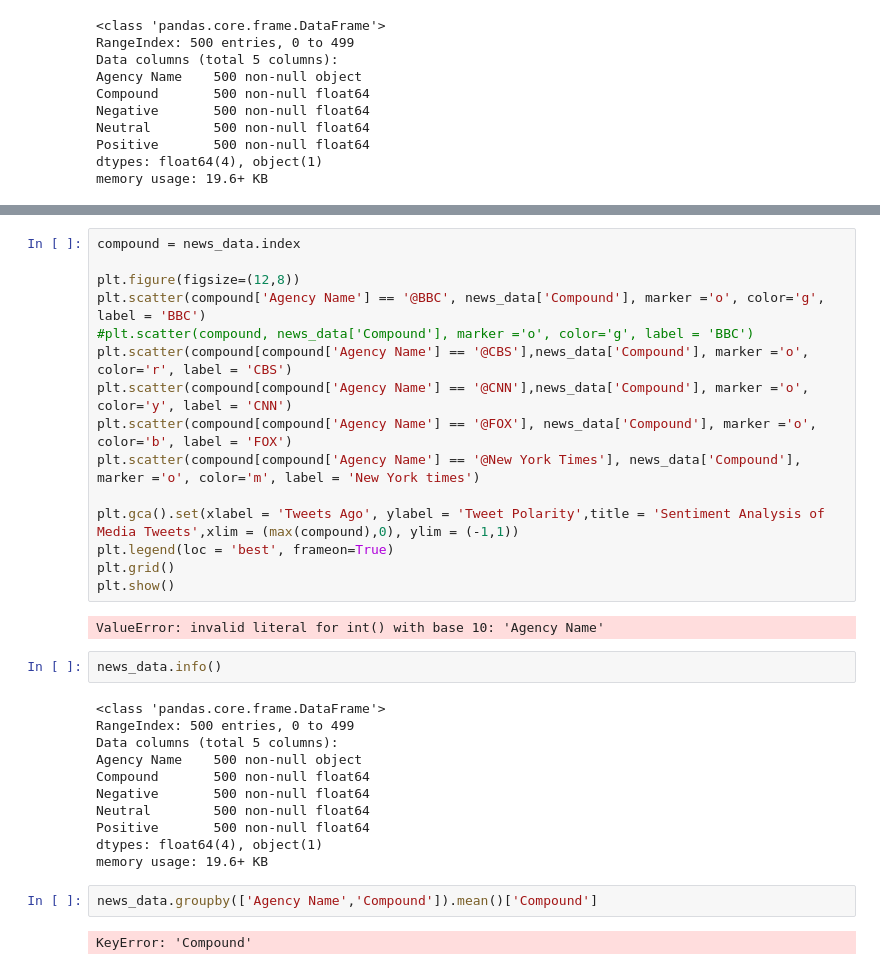
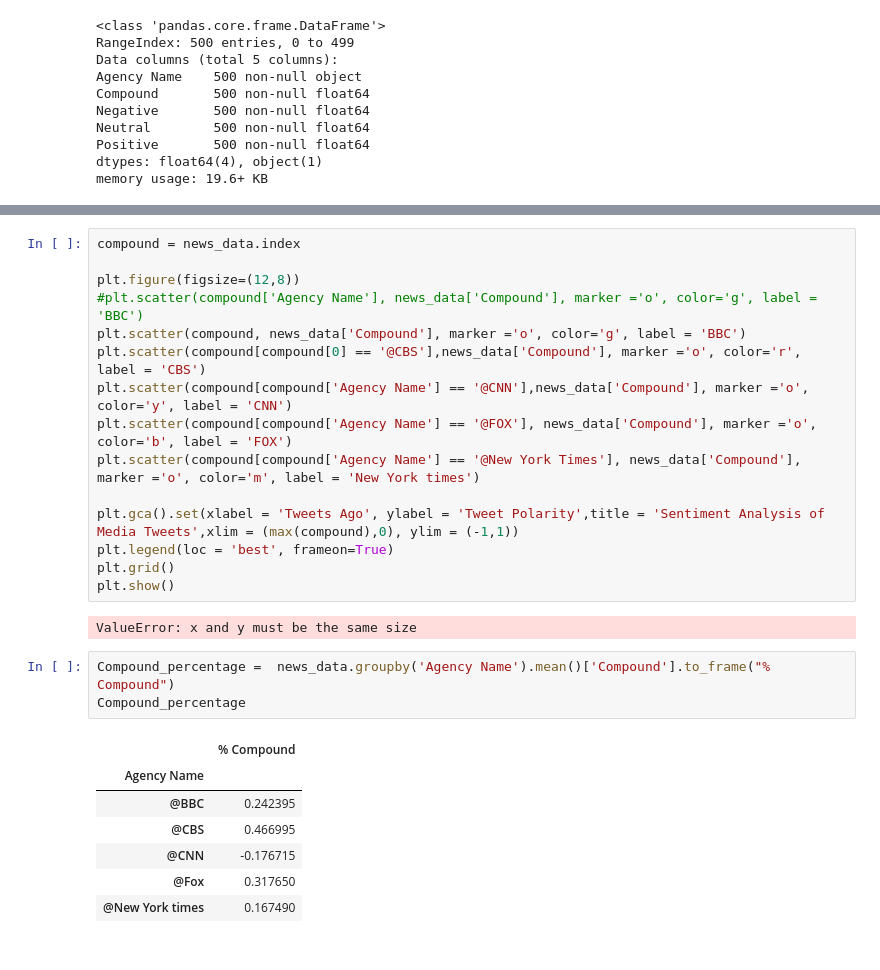
Before and after one commit to vibaskaran/Social-Analytics, a Jupyter notebook: News Mood Solutions.ipynb, the cells around one changed output, grey strips where cells are left out. Cells and saved outputs as stored; diff of their text form.

```diff
--- a/News Mood Solutions.ipynb
+++ b/News Mood Solutions.ipynb
@@ -120,9 +121,9 @@ plt.show()
 compound = news_data.index
 
 plt.figure(figsize=(12,8))
-plt.scatter(compound['Agency Name'] == '@BBC', news_data['Compound'], marker ='o', color='g', label = 'BBC')
-#plt.scatter(compound, news_data['Compound'], marker ='o', color='g', label = 'BBC')
-plt.scatter(compound[compound['Agency Name'] == '@CBS'],news_data['Compound'], marker ='o', color='r', label = 'CBS')
+#plt.scatter(compound['Agency Name'], news_data['Compound'], marker ='o', color='g', label = 'BBC')
+plt.scatter(compound, news_data['Compound'], marker ='o', color='g', label = 'BBC')
+plt.scatter(compound[compound[0] == '@CBS'],news_data['Compound'], marker ='o', color='r', label = 'CBS')
 plt.scatter(compound[compound['Agency Name'] == '@CNN'],news_data['Compound'], marker ='o', color='y', label = 'CNN')
 plt.scatter(compound[compound['Agency Name'] == '@FOX'], news_data['Compound'], marker ='o', color='b', label = 'FOX')
 plt.scatter(compound[compound['Agency Name'] == '@New York Times'], news_data['Compound'], marker ='o', color='m', label = 'New York times')
@@ -132,21 +133,15 @@ plt.legend(loc = 'best', frameon=True)
 plt.grid()
 plt.show()
 # %% [output]
-ValueError: invalid literal for int() with base 10: 'Agency Name'
+ValueError: x and y must be the same size
-# %%
-news_data.info()
-# %% [output]
-<class 'pandas.core.frame.DataFrame'>
-RangeIndex: 500 entries, 0 to 499
-Data columns (total 5 columns):
-Agency Name    500 non-null object
-Compound       500 non-null float64
-Negative       500 non-null float64
-Neutral        500 non-null float64
-Positive       500 non-null float64
-dtypes: float64(4), object(1)
-memory usage: 19.6+ KB
 # %%
-news_data.groupby(['Agency Name','Compound']).mean()['Compound']
+Compound_percentage =  news_data.groupby('Agency Name').mean()['Compound'].to_frame("% Compound")
+Compound_percentage
 # %% [output]
-KeyError: 'Compound'
+|  | % Compound |
+| Agency Name |  |
+| @BBC | 0.242395 |
+| @CBS | 0.466995 |
+| @CNN | -0.176715 |
+| @Fox | 0.317650 |
+| @New York times | 0.167490 |
```
Also changed, not shown: parts of 4 cells of this notebook.
